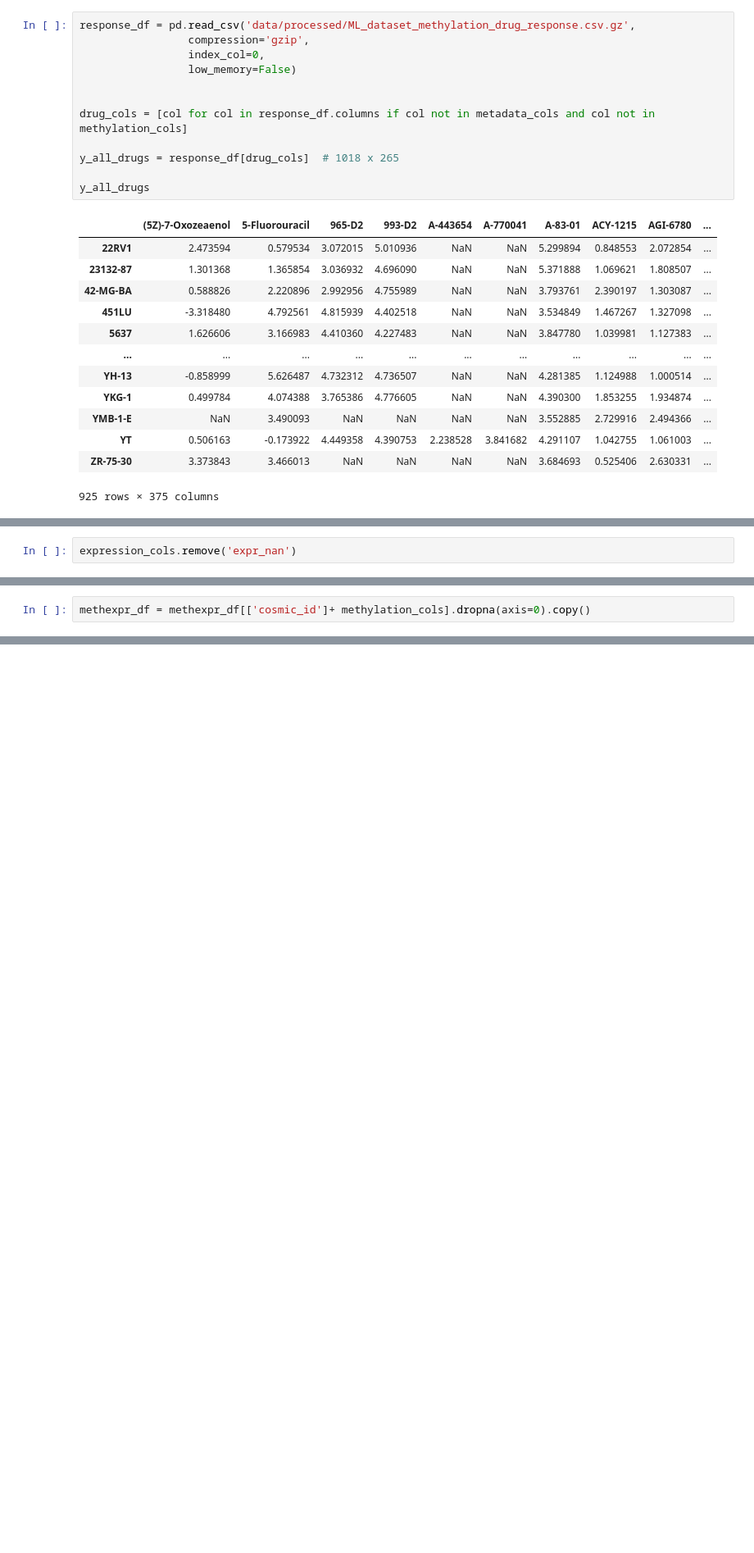
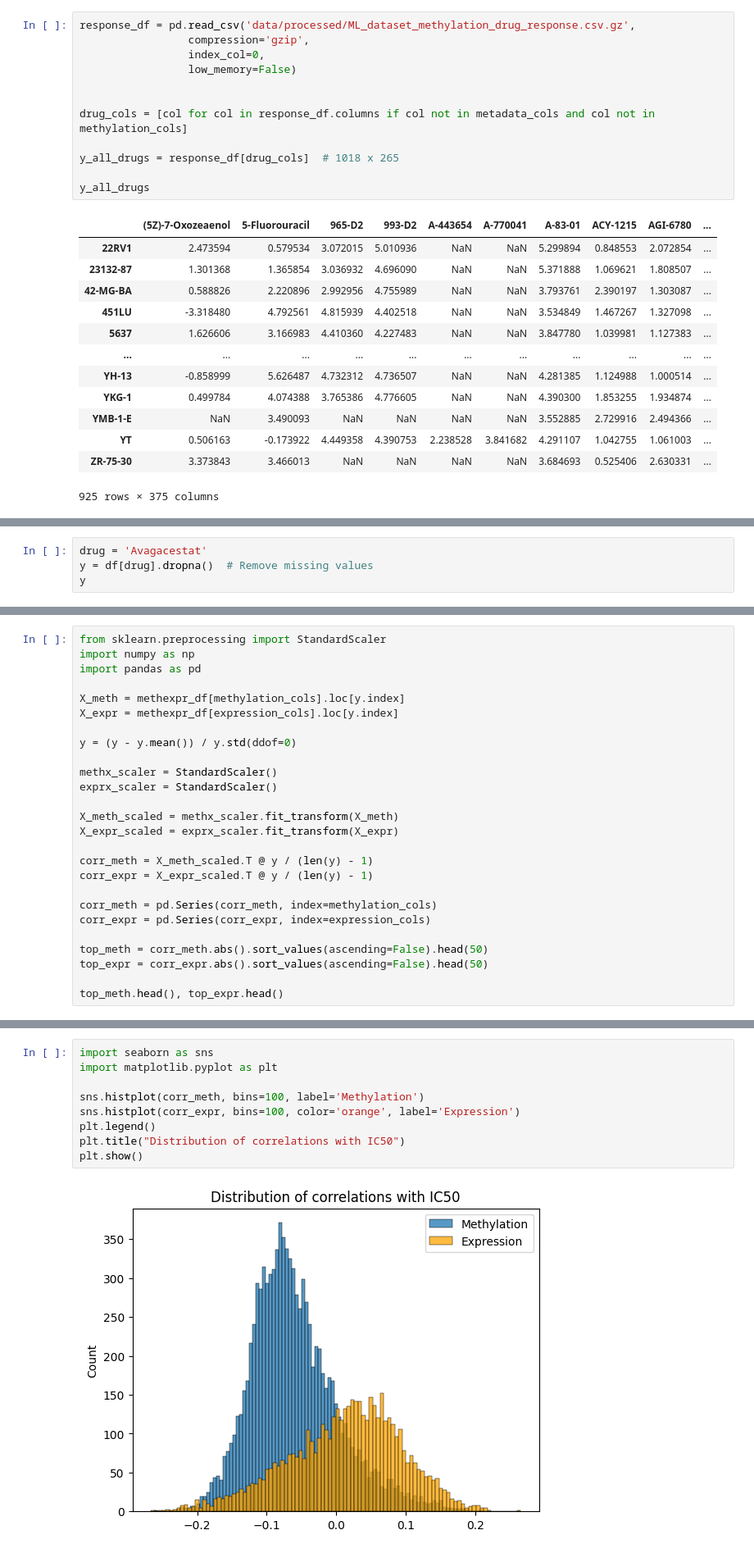
Before and after one commit to jinks145/exploratory_bioai_models, a Jupyter notebook: model_selections-v2.ipynb, the cells around one changed output, grey strips where cells are left out. Shown at 82% size. Saved outputs shown, nothing was run; the diff lists cells and outputs as text; blank space fills up the shorter version.

```diff
--- a/model_selections-v2.ipynb
+++ b/model_selections-v2.ipynb
@@ -255,2 +78,0 @@ gdsc_expr
-# %%
-expression_cols.remove('expr_nan')
@@ -311,2 +78,0 @@ expr_df
-# %%
-methexpr_df = methexpr_df[['cosmic_id']+ methylation_cols].dropna(axis=0).copy()
@@ -396,0 +79,4 @@ df.dropna()
+# %%
+drug = 'Avagacestat'
+y = df[drug].dropna()  # Remove missing values
+y
@@ -396,0 +164,26 @@ df.dropna()
+# %%
+from sklearn.preprocessing import StandardScaler
+import numpy as np
+import pandas as pd
+
+X_meth = methexpr_df[methylation_cols].loc[y.index]
+X_expr = methexpr_df[expression_cols].loc[y.index]
+
+y = (y - y.mean()) / y.std(ddof=0)
+
+methx_scaler = StandardScaler()
+exprx_scaler = StandardScaler()
+
+X_meth_scaled = methx_scaler.fit_transform(X_meth)
+X_expr_scaled = exprx_scaler.fit_transform(X_expr)
+
+corr_meth = X_meth_scaled.T @ y / (len(y) - 1)
+corr_expr = X_expr_scaled.T @ y / (len(y) - 1)
+
+corr_meth = pd.Series(corr_meth, index=methylation_cols)
+corr_expr = pd.Series(corr_expr, index=expression_cols)
+
+top_meth = corr_meth.abs().sort_values(ascending=False).head(50)
+top_expr = corr_expr.abs().sort_values(ascending=False).head(50)
+
+top_meth.head(), top_expr.head()
@@ -396,0 +218,11 @@ df.dropna()
+# %%
+import seaborn as sns
+import matplotlib.pyplot as plt
+
+sns.histplot(corr_meth, bins=100, label='Methylation')
+sns.histplot(corr_expr, bins=100, color='orange', label='Expression')
+plt.legend()
+plt.title("Distribution of correlations with IC50")
+plt.show()
+# %% [output]
+[figure, added]
```
Also changed, not shown: parts of 110 cells of this notebook, 1 other file.
